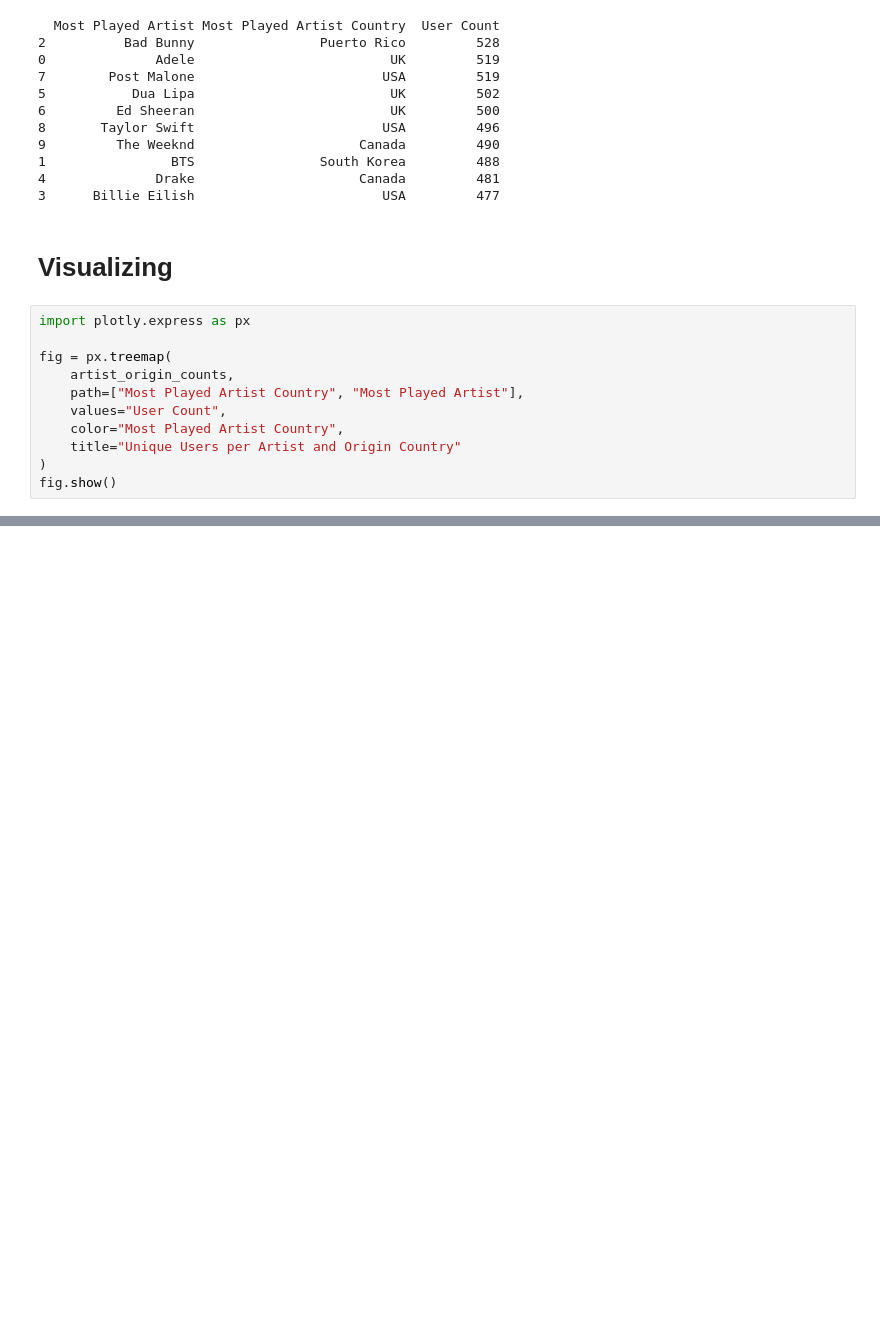
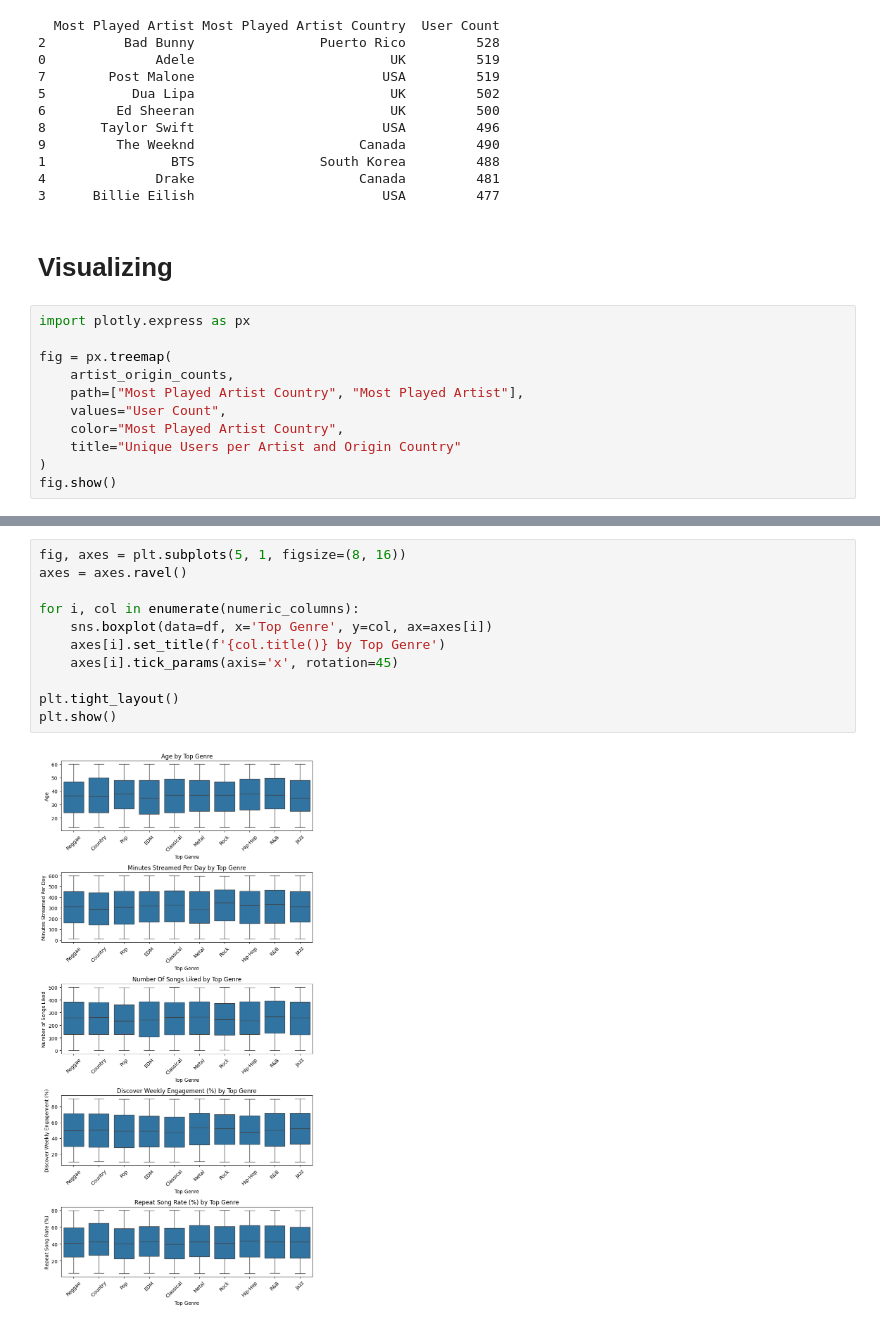
Before and after one commit to dvm14/spotify_magnified, a Jupyter notebook: src/exploratory_data_analysis.ipynb, the cells around one changed output, grey strips where cells are left out. Cells and saved outputs as stored; diff of their text form; blank space fills up the shorter version.

Commit message:
Add data analysis of Top Genre feature

```diff
--- a/src/exploratory_data_analysis.ipynb
+++ b/src/exploratory_data_analysis.ipynb
@@ -623,0 +648,13 @@ fig.show()
+# %%
+fig, axes = plt.subplots(5, 1, figsize=(8, 16))
+axes = axes.ravel()
+
+for i, col in enumerate(numeric_columns):
+    sns.boxplot(data=df, x='Top Genre', y=col, ax=axes[i])
+    axes[i].set_title(f'{col.title()} by Top Genre')
+    axes[i].tick_params(axis='x', rotation=45)
+
+plt.tight_layout()
+plt.show()
+# %% [output]
+[figure, added]
```
Also changed, not shown: parts of 16 cells of this notebook, 1 other file.
